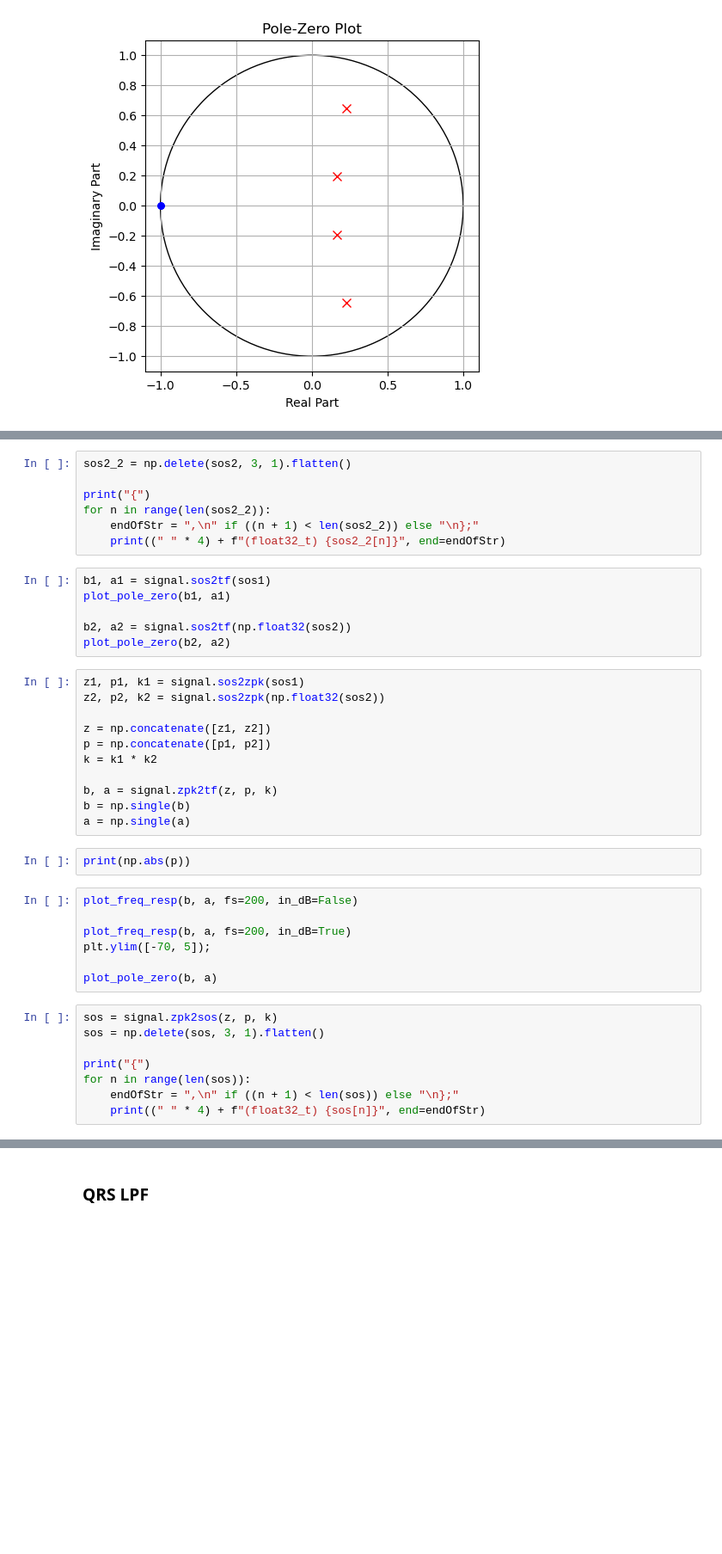
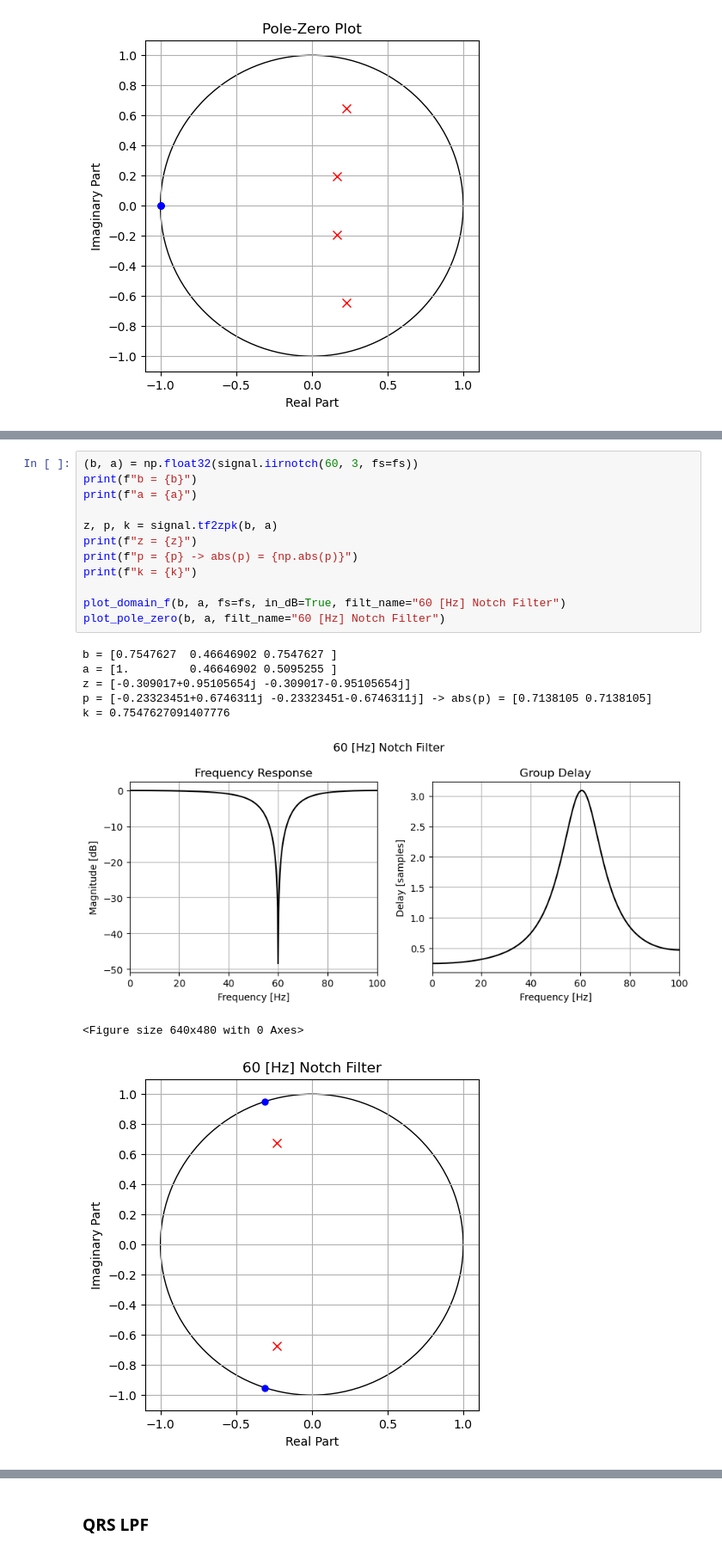
Before and after one commit to bryanmcelvy/microHeartMonitor, a Jupyter notebook: tools/filter_design/filt_design.ipynb, the cells around one changed output, grey strips where cells are left out. Shown: that part at 86% size. Cells and saved outputs as stored; diff of their text form; blank space fills up the shorter version.

Commit message:
Updates to filter design tools

```diff
--- a/tools/filter_design/filt_design.ipynb
+++ b/tools/filter_design/filt_design.ipynb
@@ -79,41 +98,21 @@ plt.plot(t, x3)
-# %%
-sos2_2 = np.delete(sos2, 3, 1).flatten()
-
-print("{")
-for n in range(len(sos2_2)):
-    endOfStr = ",\n" if ((n + 1) < len(sos2_2)) else "\n};"
-    print((" " * 4) + f"(float32_t) {sos2_2[n]}", end=endOfStr)
-# %%
-b1, a1 = signal.sos2tf(sos1)
-plot_pole_zero(b1, a1)
-
-b2, a2 = signal.sos2tf(np.float32(sos2))
-plot_pole_zero(b2, a2)
-# %%
-z1, p1, k1 = signal.sos2zpk(sos1)
-z2, p2, k2 = signal.sos2zpk(np.float32(sos2))
-
-z = np.concatenate([z1, z2])
-p = np.concatenate([p1, p2])
-k = k1 * k2
-
-b, a = signal.zpk2tf(z, p, k)
-b = np.single(b)
-a = np.single(a)
-# %%
-print(np.abs(p))
-# %%
-plot_freq_resp(b, a, fs=200, in_dB=False)
-
-plot_freq_resp(b, a, fs=200, in_dB=True)
-plt.ylim([-70, 5]);
-
-plot_pole_zero(b, a)
-# %%
-sos = signal.zpk2sos(z, p, k)
-sos = np.delete(sos, 3, 1).flatten()
-
-print("{")
-for n in range(len(sos)):
-    endOfStr = ",\n" if ((n + 1) < len(sos)) else "\n};"
-    print((" " * 4) + f"(float32_t) {sos[n]}", end=endOfStr)
+# %%
+(b, a) = np.float32(signal.iirnotch(60, 3, fs=fs))
+print(f"b = {b}")
+print(f"a = {a}")
+
+z, p, k = signal.tf2zpk(b, a)
+print(f"z = {z}")
+print(f"p = {p} -> abs(p) = {np.abs(p)}")
+print(f"k = {k}")
+
+plot_domain_f(b, a, fs=fs, in_dB=True, filt_name="60 [Hz] Notch Filter")
+plot_pole_zero(b, a, filt_name="60 [Hz] Notch Filter")
+# %% [output]
+b = [0.7547627  0.46646902 0.7547627 ]
+a = [1.         0.46646902 0.5095255 ]
+z = [-0.309017+0.95105654j -0.309017-0.95105654j]
+p = [-0.23323451+0.6746311j -0.23323451-0.6746311j] -> abs(p) = [0.7138105 0.7138105]
+k = 0.7547627091407776
+[figure, added]
+<Figure size 640x480 with 0 Axes>
+[figure, added]
```
Also changed, not shown: parts of 9 cells of this notebook, 1 other file.
